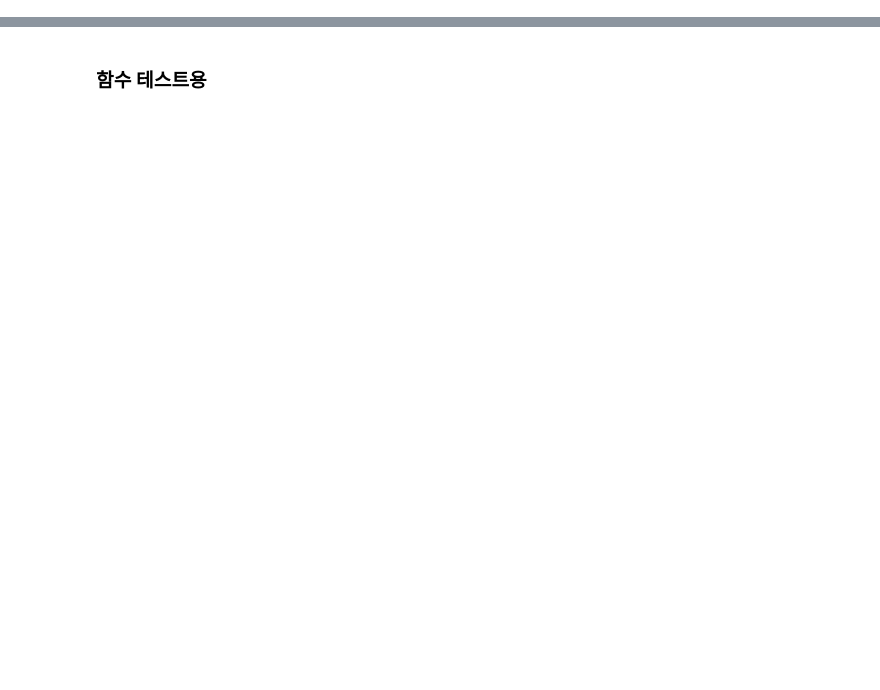
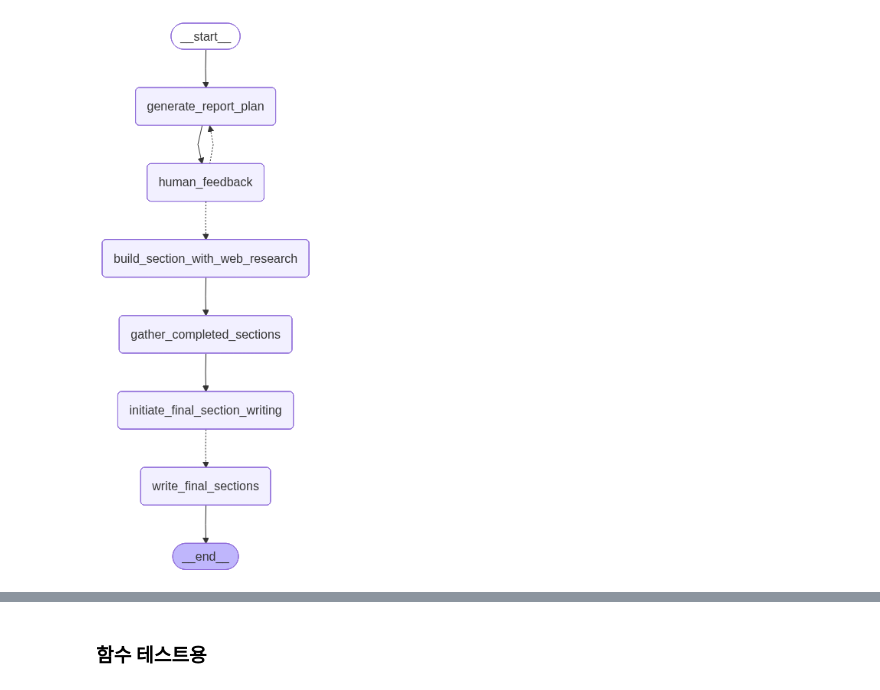
Before and after one commit to ghminx/deep-research-lab, a Jupyter notebook: src/Legacy_Workflow/run_workflow.ipynb, the cells around one changed output, grey strips where cells are left out. Cells and saved outputs as stored; diff of their text form; code cells hidden in the pictures; blank space fills up the shorter version.

```diff
--- a/src/Legacy_Workflow/run_workflow.ipynb
+++ b/src/Legacy_Workflow/run_workflow.ipynb
@@ -11,3 +13,7 @@ from langgraph.checkpoint.memory import MemorySaver
 
 memory = MemorySaver()
 graph = builder.compile(checkpointer=memory)
+# %%
+graph
+# %% [output]
+[figure, added]
```
Also changed, not shown: parts of 9 cells of this notebook, 4 other files.
